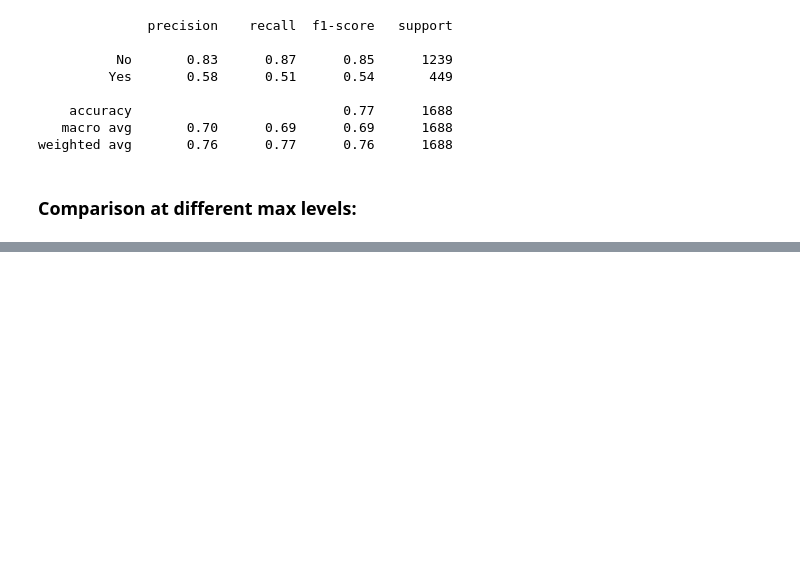
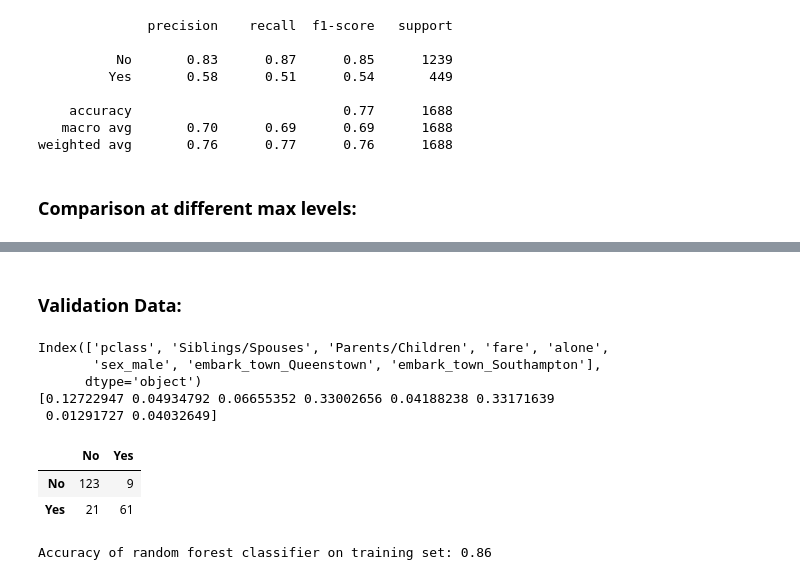
Before and after one commit to Miller-Ryan-1/classification-exercises, a Jupyter notebook: model.ipynb, the cells around one changed output, grey strips where cells are left out. Drawn from its saved outputs; the diff is of its cells as text; code cells hidden in the pictures; blank space fills up the shorter version.

```diff
--- a/model.ipynb
+++ b/model.ipynb
@@ -400,0 +693,29 @@ Accuracy of Decision Tree classifier on validation set: 0.76
+# %% [markdown]
+### Validation Data:
+# %%
+rf = RandomForestClassifier(max_depth=7,
+                            min_samples_leaf = 3,
+                            random_state=123)
+# %%
+rf_validate = rf.fit(X_validate, y_validate)
+# %%
+print(X_validate.columns)
+print(rf_validate.feature_importances_)
+# %% [output]
+Index(['pclass', 'Siblings/Spouses', 'Parents/Children', 'fare', 'alone',
+       'sex_male', 'embark_town_Queenstown', 'embark_town_Southampton'],
+      dtype='object')
+[0.12722947 0.04934792 0.06655352 0.33002656 0.04188238 0.33171639
+ 0.01291727 0.04032649]
+# %%
+y_pred_validate = rf_validate.predict(X_validate)
+pd.DataFrame(confusion_matrix(y_validate, y_pred_validate), index=labels, columns=labels)
+# %% [output]
+|  | No | Yes |
+| No | 123 | 9 |
+| Yes | 21 | 61 |
+# %%
+print('Accuracy of random forest classifier on training set: {:.2f}'
+     .format(rf_validate.score(X_validate, y_validate)))
+# %% [output]
+Accuracy of random forest classifier on training set: 0.86
```
Also changed, not shown: parts of 54 cells of this notebook.
